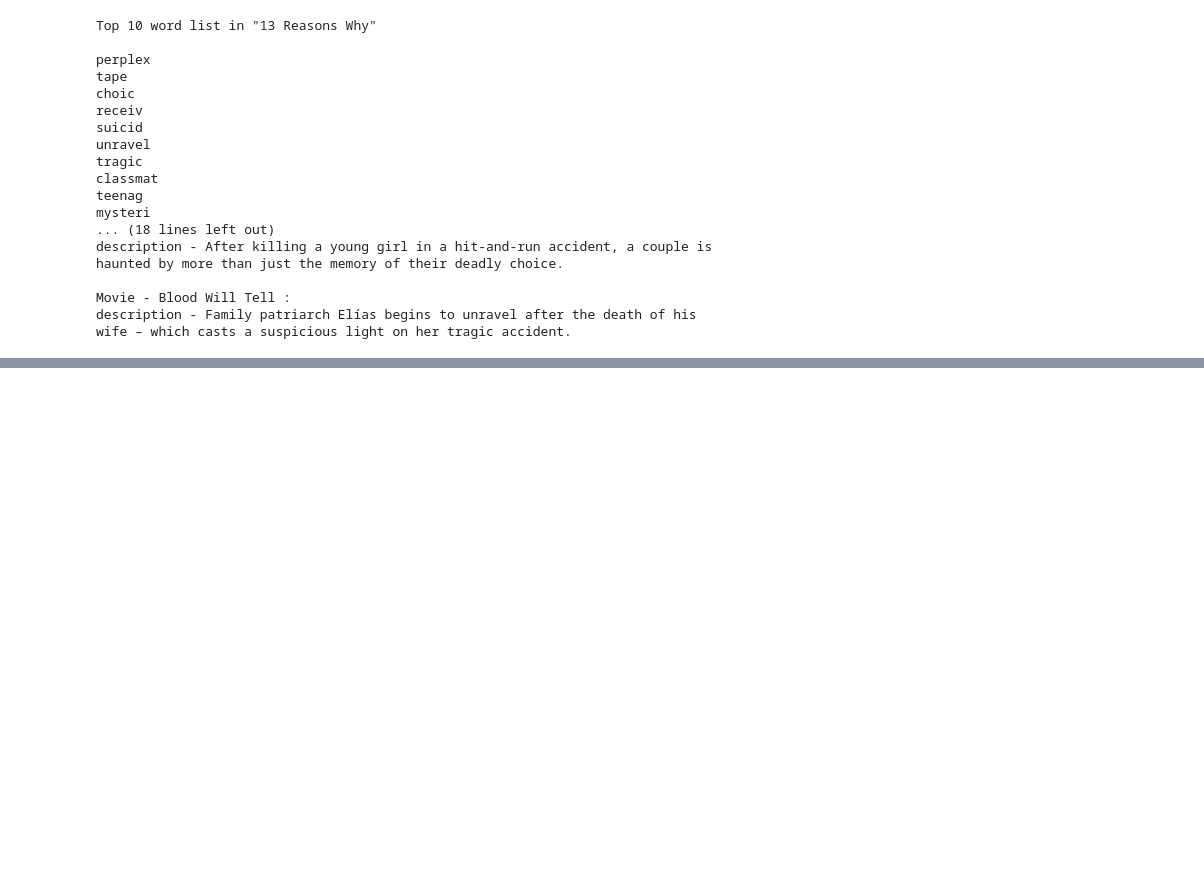
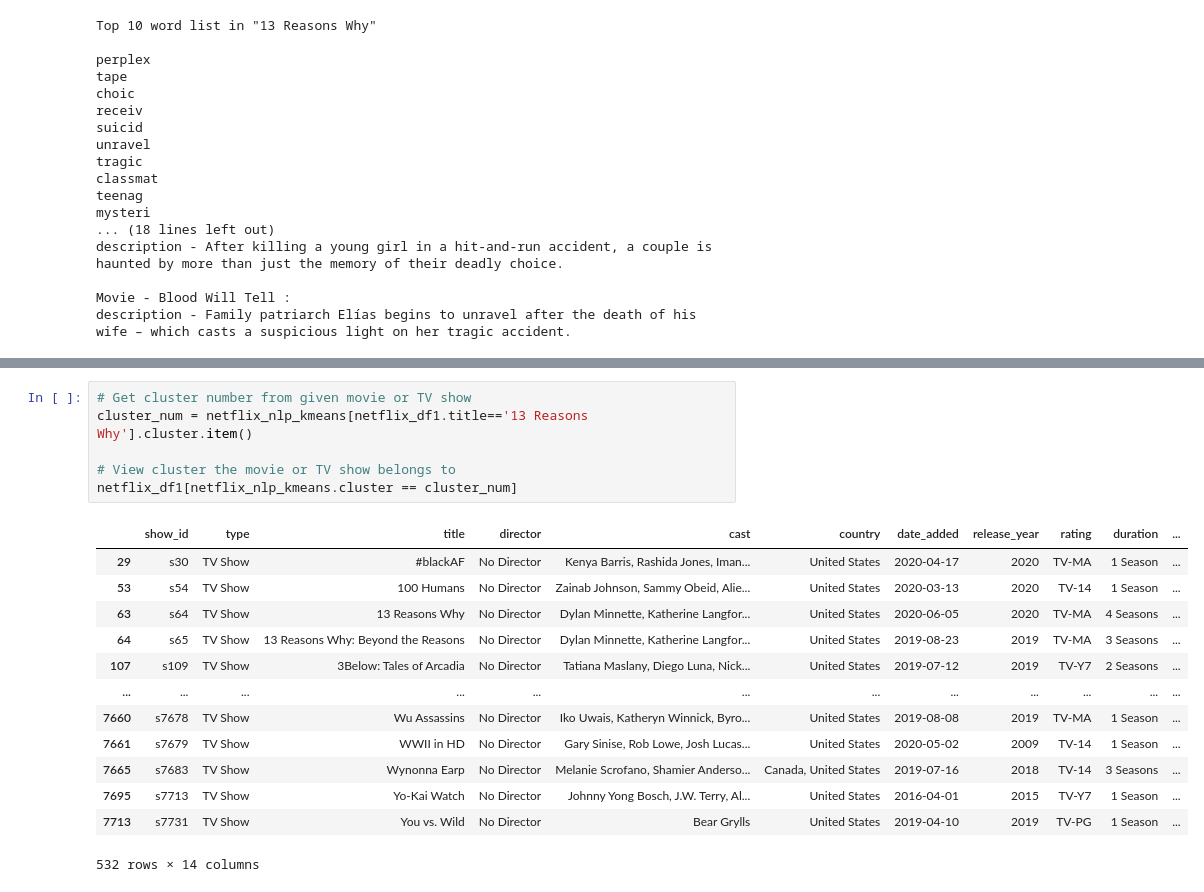
Before and after one commit to bhavya-v-sudo/NETFLIX-MOVIES-AND-TV-SHOWS-CLUSTERING, a Jupyter notebook: NETFLIX_MOVIES_AND_TV_SHOWS_CLUSTERING.ipynb, the cells around one changed output, grey strips where cells are left out. Saved outputs shown, nothing was run; the diff lists cells and outputs as text; blank space fills up the shorter version.

```diff
--- a/NETFLIX_MOVIES_AND_TV_SHOWS_CLUSTERING.ipynb
+++ b/NETFLIX_MOVIES_AND_TV_SHOWS_CLUSTERING.ipynb
@@ -1054,0 +1138,20 @@ description - Family patriarch Elías begins to unravel after the death of his w
+# %%
+# Get cluster number from given movie or TV show
+cluster_num = netflix_nlp_kmeans[netflix_df1.title=='13 Reasons Why'].cluster.item()
+
+# View cluster the movie or TV show belongs to
+netflix_df1[netflix_nlp_kmeans.cluster == cluster_num]
+# %% [output]
+|  | show_id | type | title | director | cast | country | date_added | release_year | rating | duration | ... |
+| 29 | s30 | TV Show | #blackAF | No Director | Kenya Barris, Rashida Jones, Iman... | United States | 2020-04-17 | 2020 | TV-MA | 1 Season | ... |
+| 53 | s54 | TV Show | 100 Humans | No Director | Zainab Johnson, Sammy Obeid, Alie... | United States | 2020-03-13 | 2020 | TV-14 | 1 Season | ... |
+| 63 | s64 | TV Show | 13 Reasons Why | No Director | Dylan Minnette, Katherine Langfor... | United States | 2020-06-05 | 2020 | TV-MA | 4 Seasons | ... |
+| 64 | s65 | TV Show | 13 Reasons Why: Beyond the Reasons | No Director | Dylan Minnette, Katherine Langfor... | United States | 2019-08-23 | 2019 | TV-MA | 3 Seasons | ... |
+| 107 | s109 | TV Show | 3Below: Tales of Arcadia | No Director | Tatiana Maslany, Diego Luna, Nick... | United States | 2019-07-12 | 2019 | TV-Y7 | 2 Seasons | ... |
+| ... | ... | ... | ... | ... | ... | ... | ... | ... | ... | ... | ... |
+| 7660 | s7678 | TV Show | Wu Assassins | No Director | Iko Uwais, Katheryn Winnick, Byro... | United States | 2019-08-08 | 2019 | TV-MA | 1 Season | ... |
+| 7661 | s7679 | TV Show | WWII in HD | No Director | Gary Sinise, Rob Lowe, Josh Lucas... | United States | 2020-05-02 | 2009 | TV-14 | 1 Season | ... |
+| 7665 | s7683 | TV Show | Wynonna Earp | No Director | Melanie Scrofano, Shamier Anderso... | Canada, United States | 2019-07-16 | 2018 | TV-14 | 3 Seasons | ... |
+| 7695 | s7713 | TV Show | Yo-Kai Watch | No Director | Johnny Yong Bosch, J.W. Terry, Al... | United States | 2016-04-01 | 2015 | TV-Y7 | 1 Season | ... |
+| 7713 | s7731 | TV Show | You vs. Wild | No Director | Bear Grylls | United States | 2019-04-10 | 2019 | TV-PG | 1 Season | ... |
+532 rows × 14 columns
```
Also changed, not shown: parts of 14 cells of this notebook.
